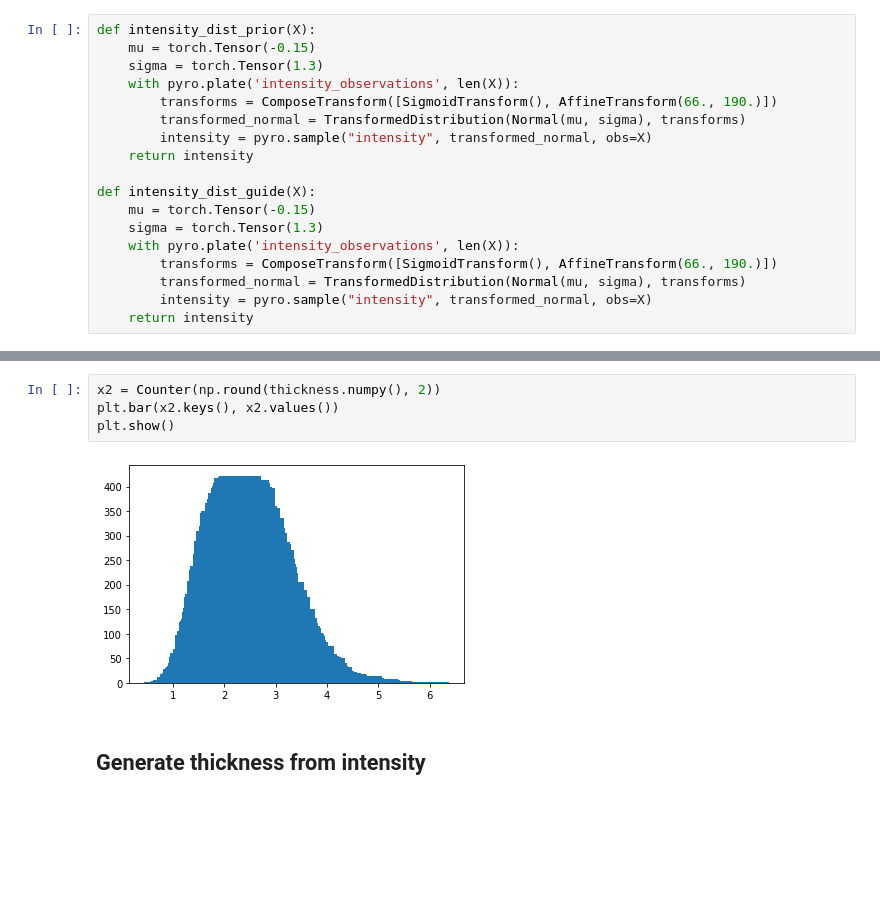
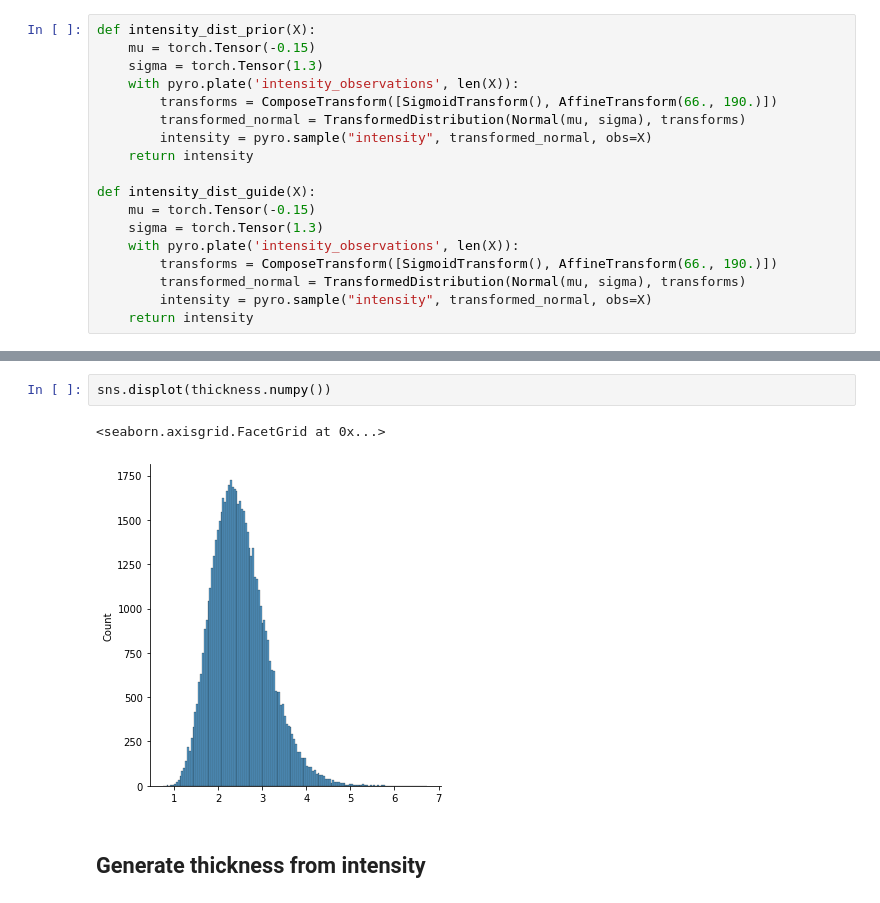
Before and after one commit to RajatRasal/deepscm, a Jupyter notebook: deepscm/datasets/morphomnist/intensity_causes_thickness.ipynb, the cells around one changed output, grey strips where cells are left out. Saved outputs shown, nothing was run; the diff lists cells and outputs as text; blank space fills up the shorter version.

```diff
--- a/deepscm/datasets/morphomnist/intensity_causes_thickness.ipynb
+++ b/deepscm/datasets/morphomnist/intensity_causes_thickness.ipynb
@@ -225,9 +212,8 @@ plt.show()
-# %%
-x2 = Counter(np.round(thickness.numpy(), 2))
-plt.bar(x2.keys(), x2.values())
-plt.show()
-# %% [output]
-[figure, removed]
+# %%
+sns.displot(thickness.numpy())
+# %% [output]
+<seaborn.axisgrid.FacetGrid at 0x...>
+[figure, added]
 # %% [markdown]
 ## Generate thickness from intensity
 # %%
```
Also changed, not shown: parts of 27 cells of this notebook.
